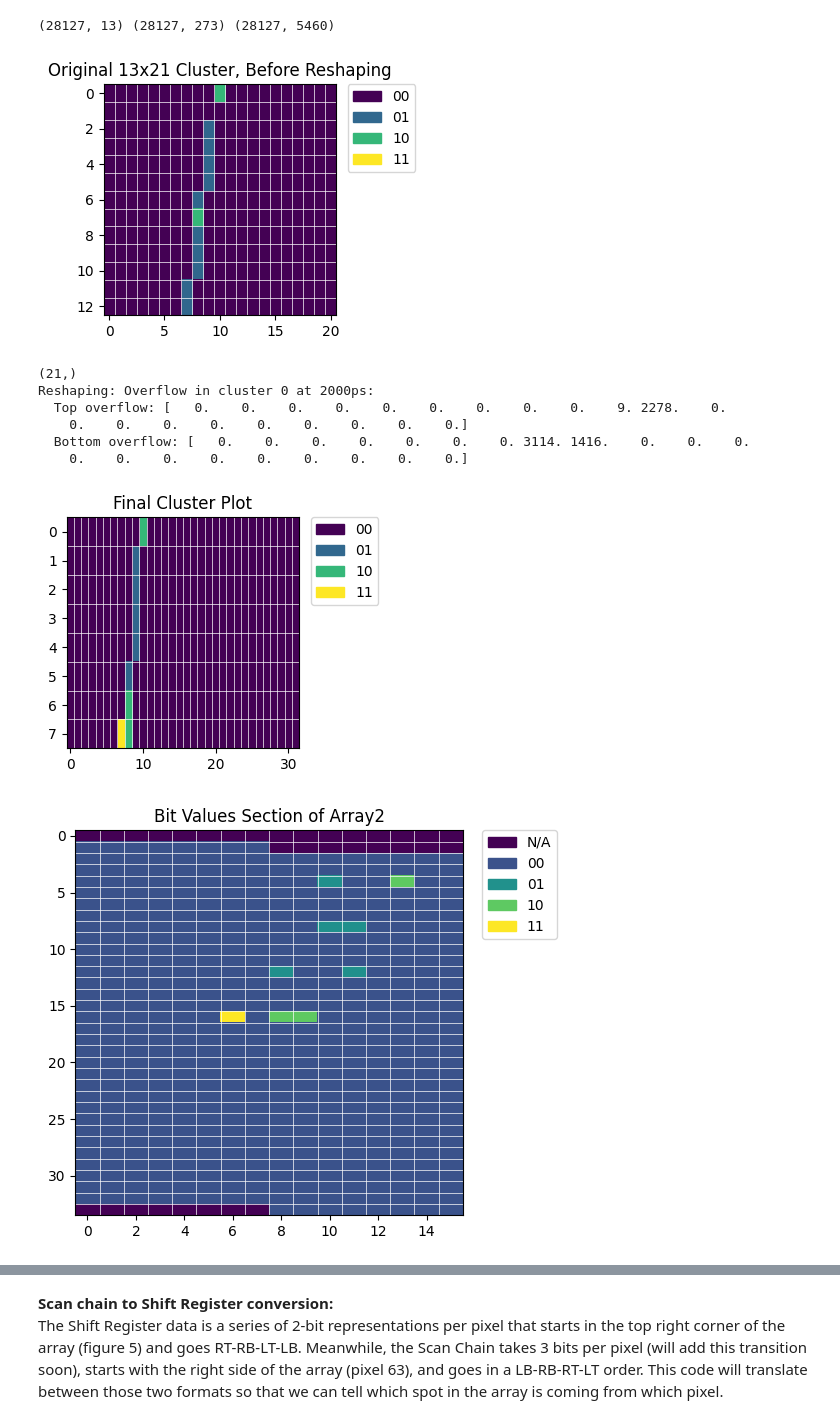
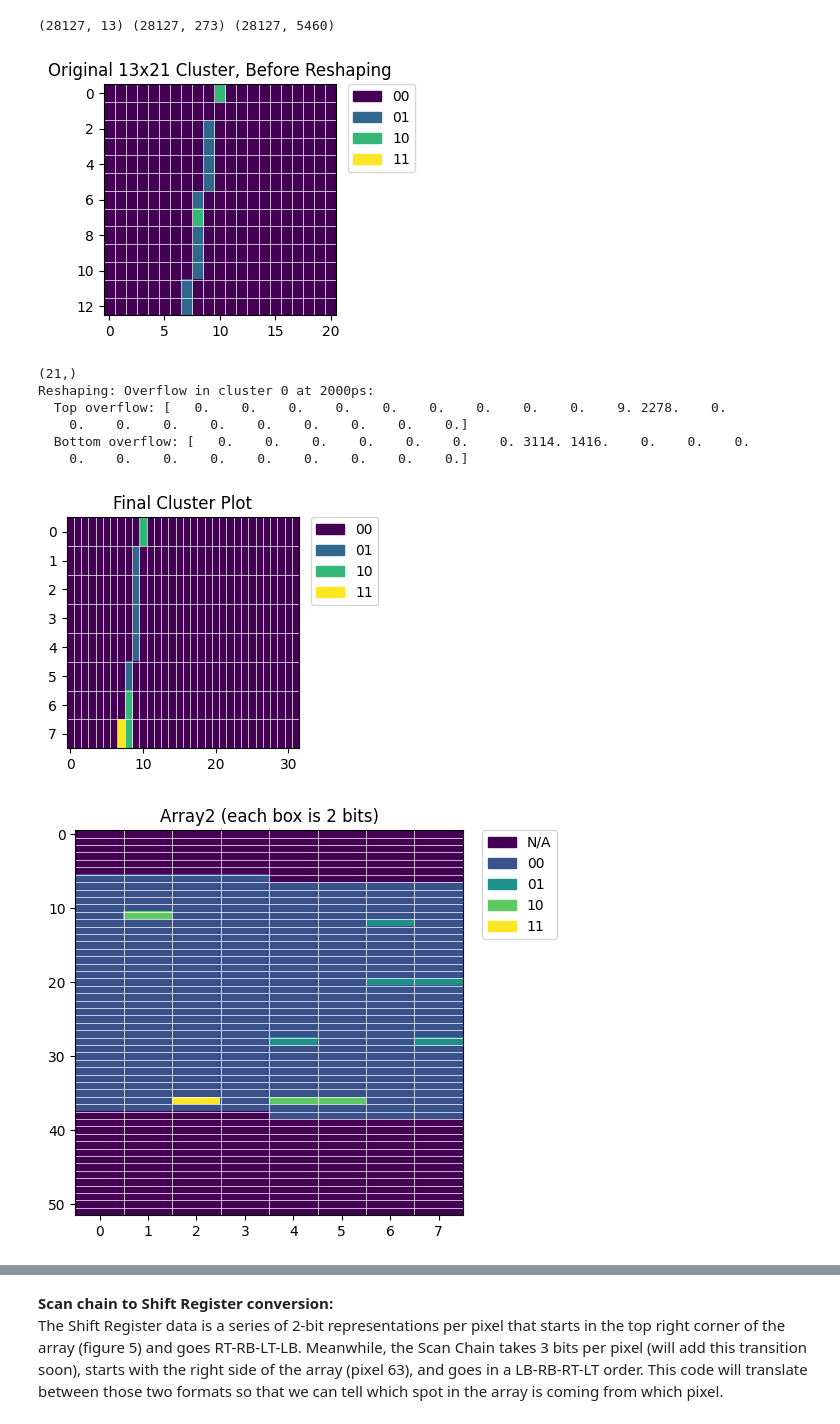
Before and after one commit to smart-pix/asic-testing, a Jupyter notebook: pixelav2fpga.ipynb, the cells around one changed output, grey strips where cells are left out. Saved outputs shown, nothing was run; the diff lists cells and outputs as text; code cells hidden in the pictures.

Commit message:
fixed array2 imaging

```diff
--- a/pixelav2fpga.ipynb
+++ b/pixelav2fpga.ipynb
@@ -192,16 +204,16 @@ print(truth.shape, recon2d.shape, recon3d.shape)
 # %%
 clusterSlice_ex = recon3d.iloc[0].to_numpy().reshape(20,13,21)[9]
 time_label_ex = 200*9+200
 #final_in_ex = reshape_pixelav(clusterSlice_ex, 0, time_label_ex)
 bitstring_ex = make_bit_string(clusterSlice_ex, 0, time_label_ex)
-array2_ex = make_array2(bitstring_ex)
+array2_ex = make_array2(bitstring_ex, imageArray=True, zoomImage=True)
 # %% [output]
 [figure]
 (21,)
 Reshaping: Overflow in cluster 0 at 2000ps:
   Top overflow: [   0.    0.    0.    0.    0.    0.    0.    0.    0.    9. 2278.    0.
     0.    0.    0.    0.    0.    0.    0.    0.    0.]
   Bottom overflow: [   0.    0.    0.    0.    0.    0.    0. 3114. 1416.    0.    0.    0.
     0.    0.    0.    0.    0.    0.    0.    0.    0.]
 [figure]
-[figure, old version]
+[figure, new version]
```
Also changed, not shown: parts of 5 cells of this notebook.
